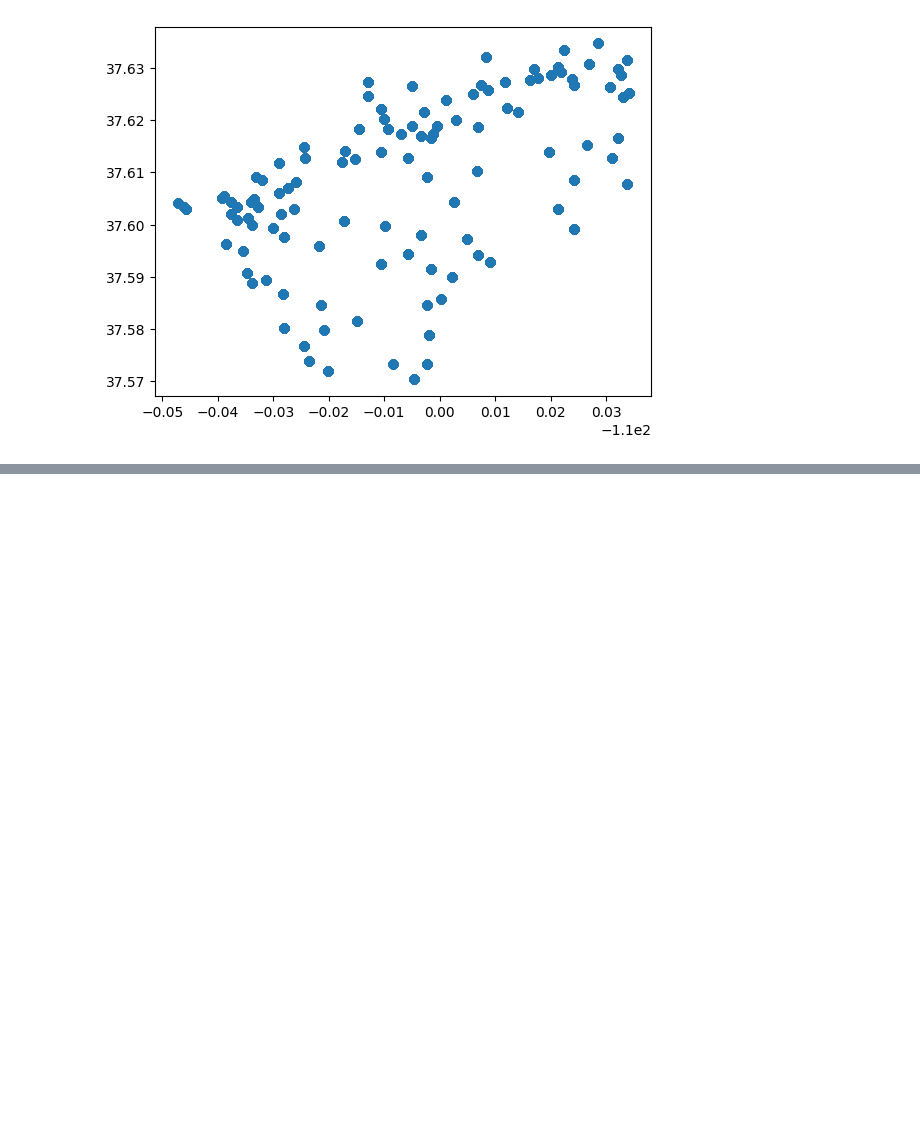
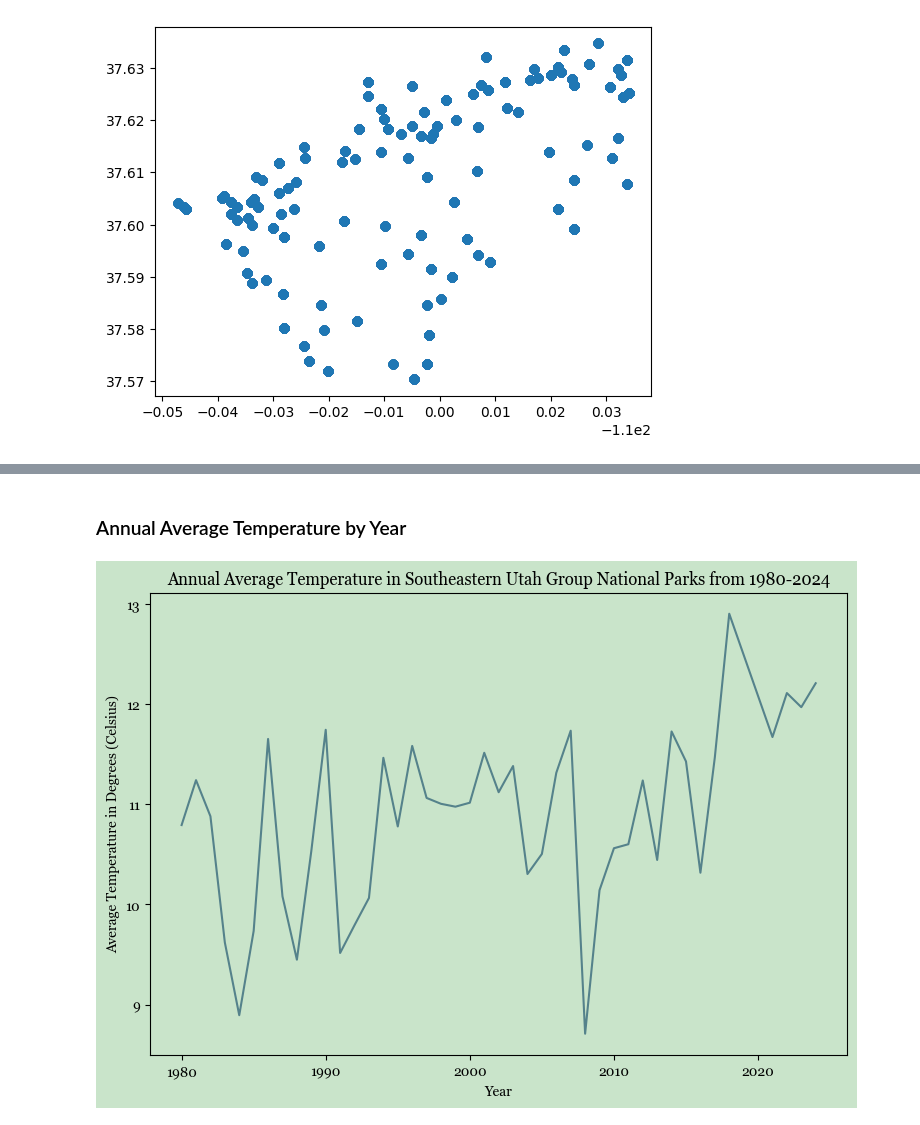
Before and after one commit to lindsaystrong7/dsan-scholarship-project, a Jupyter notebook: code/eda.ipynb, the cells around one changed output, grey strips where cells are left out. Saved outputs shown, nothing was run; the diff lists cells and outputs as text; code cells hidden in the pictures; blank space fills up the shorter version.

```diff
--- a/code/eda.ipynb
+++ b/code/eda.ipynb
@@ -238,0 +259,3 @@ See the caveats in the documentation: https://pandas.pydata.org/pandas-docs/stab
+# %%
+grouped_historic_df = historic_df.groupby(by='year').mean().reset_index()
+grouped_historic_df.head()
@@ -238,0 +270,3 @@ See the caveats in the documentation: https://pandas.pydata.org/pandas-docs/stab
+# %%
+grouped_recent_df = recent_df.groupby(by='year').mean().reset_index()
+grouped_recent_df.head()
@@ -238,0 +280,2 @@ See the caveats in the documentation: https://pandas.pydata.org/pandas-docs/stab
+# %%
+total_grouped_df = pd.concat([grouped_historic_df, grouped_recent_df])
@@ -238,0 +303,15 @@ See the caveats in the documentation: https://pandas.pydata.org/pandas-docs/stab
+# %% [markdown]
+### Annual Average Temperature by Year
+# %%
+plt.figure(figsize=(9, 6))
+sns.lineplot(x=total_grouped_df['year'], y=total_grouped_df['T_Annual'], color = '#55828B')
+plt.rcParams["font.family"] = "Georgia"
+plt.rcParams['axes.facecolor'] = "#C9E4CA"
+plt.rcParams['figure.facecolor'] = "#C9E4CA"
+plt.xlabel('Year')
+plt.ylabel('Average Temperature in Degrees (Celsius)')
+plt.title('Annual Average Temperature in Southeastern Utah Group National Parks from 1980-2024')
+plt.savefig('../website/images/average_temp.png')
+plt.show()
+# %% [output]
+[figure, added]
```
Also changed, not shown: parts of 31 cells of this notebook, 31 other files.
